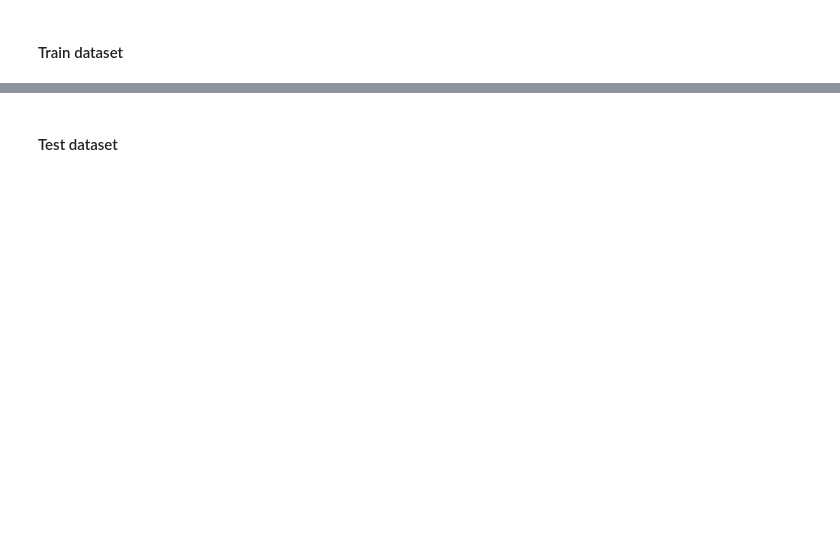
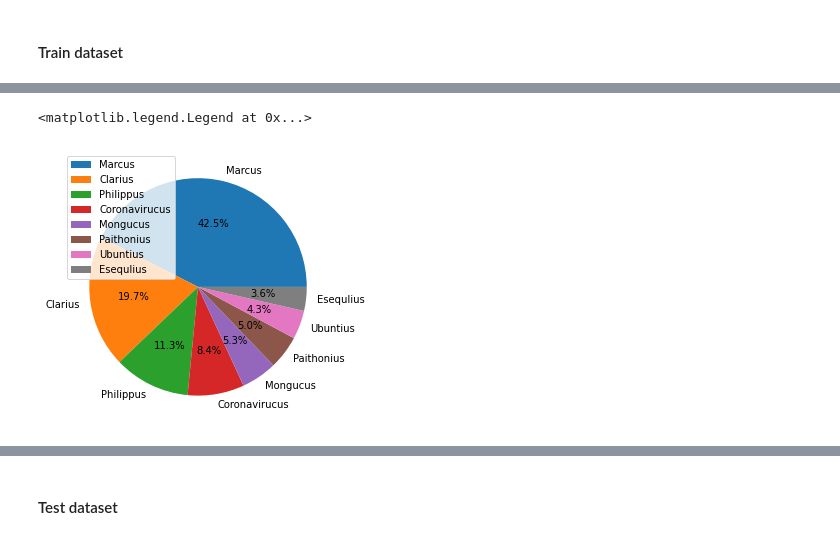
Before and after one commit to Clapiniella/lab-avila-bible, a Jupyter notebook: your-code/main.ipynb, the cells around one changed output, grey strips where cells are left out. Drawn from its saved outputs; the diff is of its cells as text; code cells hidden in the pictures; blank space fills up the shorter version.

```diff
--- a/your-code/main.ipynb
+++ b/your-code/main.ipynb
@@ -38,0 +101,3 @@ train_dataset = pd.read_csv('../data/training_dataset.csv', index_col=0)
+# %%
+monks = traindf["10"].value_counts()
+monks
@@ -38,0 +114,7 @@ train_dataset = pd.read_csv('../data/training_dataset.csv', index_col=0)
+# %%
+f, ax = plt.subplots(figsize=(15,5))
+ax.pie(monks, labels=monks.keys(), autopct='%1.1f%%')
+ax.legend(labels=monks.keys(), loc=2)
+# %% [output]
+<matplotlib.legend.Legend at 0x...>
+[figure, added]
```
Also changed, not shown: parts of 92 cells of this notebook.
